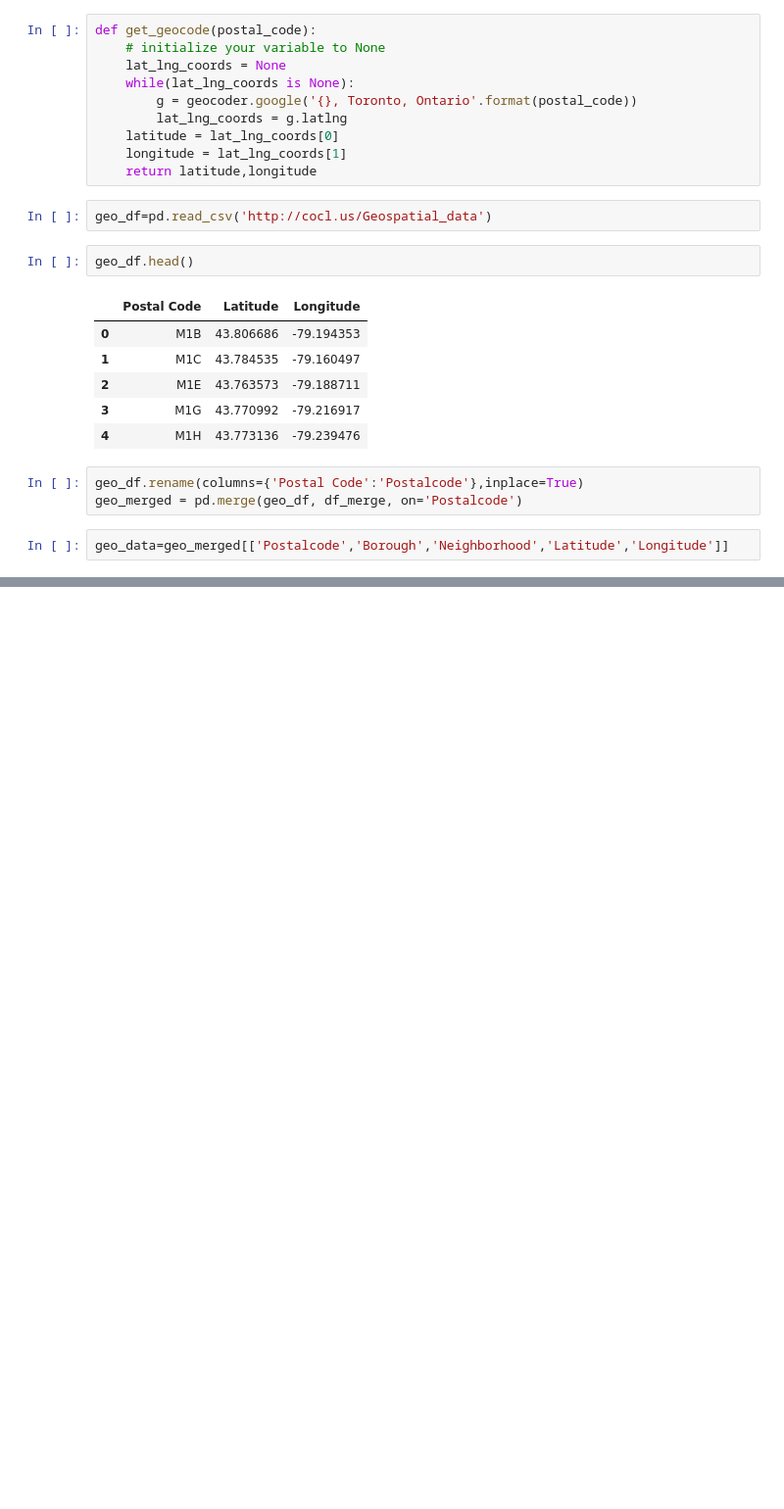
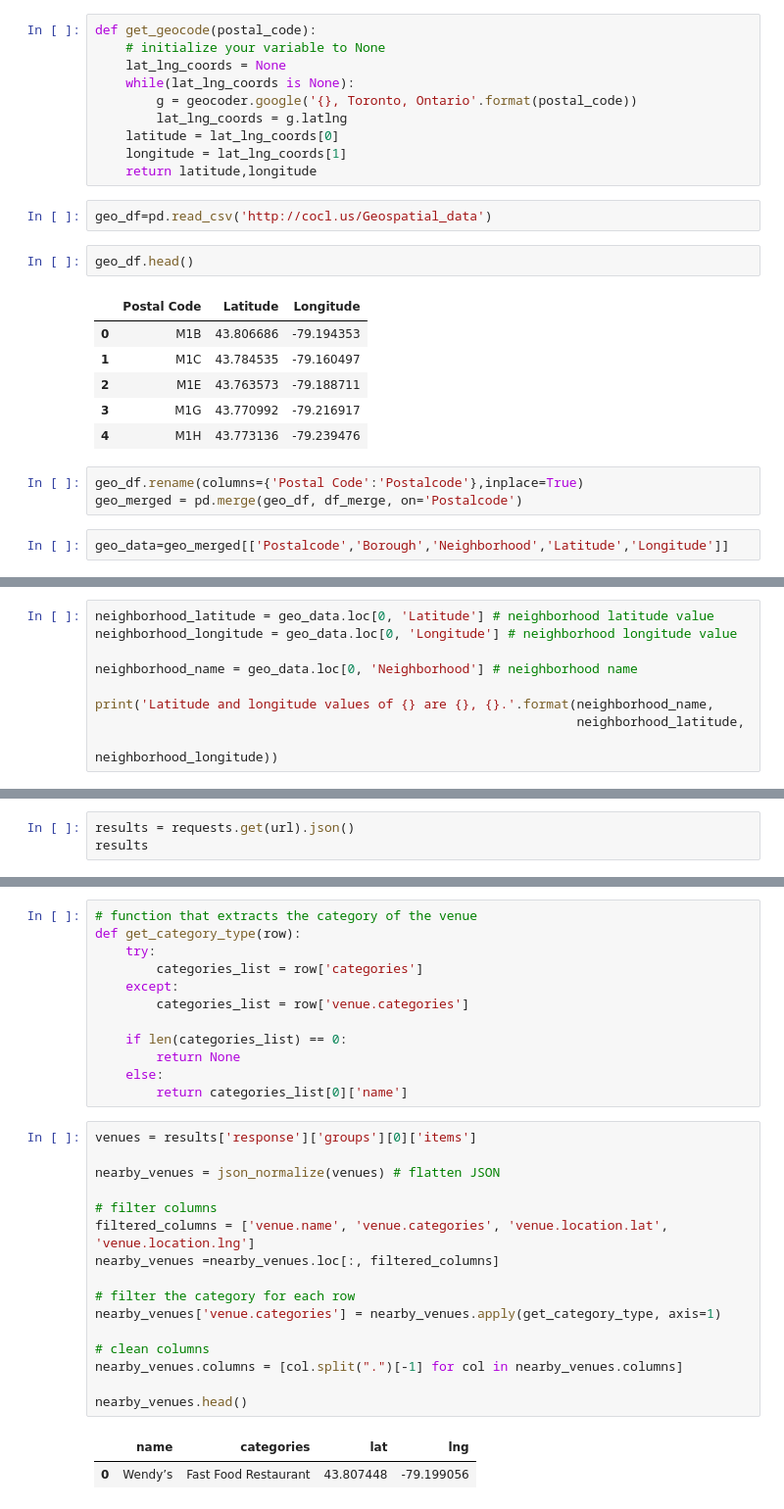
Before and after one commit to Green3412/Torontodatascienceproject, a Jupyter notebook: Toronto Data Science Project.ipynb, the cells around one changed output, grey strips where cells are left out. Shown: that part at 98% size. Saved outputs shown, nothing was run; the diff lists cells and outputs as text; blank space fills up the shorter version.

```diff
--- a/Toronto Data Science Project.ipynb
+++ b/Toronto Data Science Project.ipynb
@@ -143,0 +179,9 @@ geo_data.head()
+# %%
+neighborhood_latitude = geo_data.loc[0, 'Latitude'] # neighborhood latitude value
+neighborhood_longitude = geo_data.loc[0, 'Longitude'] # neighborhood longitude value
+
+neighborhood_name = geo_data.loc[0, 'Neighborhood'] # neighborhood name
+
+print('Latitude and longitude values of {} are {}, {}.'.format(neighborhood_name,
+                                                               neighborhood_latitude,
+                                                               neighborhood_longitude))
@@ -143,0 +207,3 @@ geo_data.head()
+# %%
+results = requests.get(url).json()
+results
@@ -143,0 +228,31 @@ geo_data.head()
+# %%
+# function that extracts the category of the venue
+def get_category_type(row):
+    try:
+        categories_list = row['categories']
+    except:
+        categories_list = row['venue.categories']
+
+    if len(categories_list) == 0:
+        return None
+    else:
+        return categories_list[0]['name']
+# %%
+venues = results['response']['groups'][0]['items']
+
+nearby_venues = json_normalize(venues) # flatten JSON
+
+# filter columns
+filtered_columns = ['venue.name', 'venue.categories', 'venue.location.lat', 'venue.location.lng']
+nearby_venues =nearby_venues.loc[:, filtered_columns]
+
+# filter the category for each row
+nearby_venues['venue.categories'] = nearby_venues.apply(get_category_type, axis=1)
+
+# clean columns
+nearby_venues.columns = [col.split(".")[-1] for col in nearby_venues.columns]
+
+nearby_venues.head()
+# %% [output]
+|  | name | categories | lat | lng |
+| 0 | Wendy’s | Fast Food Restaurant | 43.807448 | -79.199056 |
```
Also changed, not shown: parts of 15 cells of this notebook.
